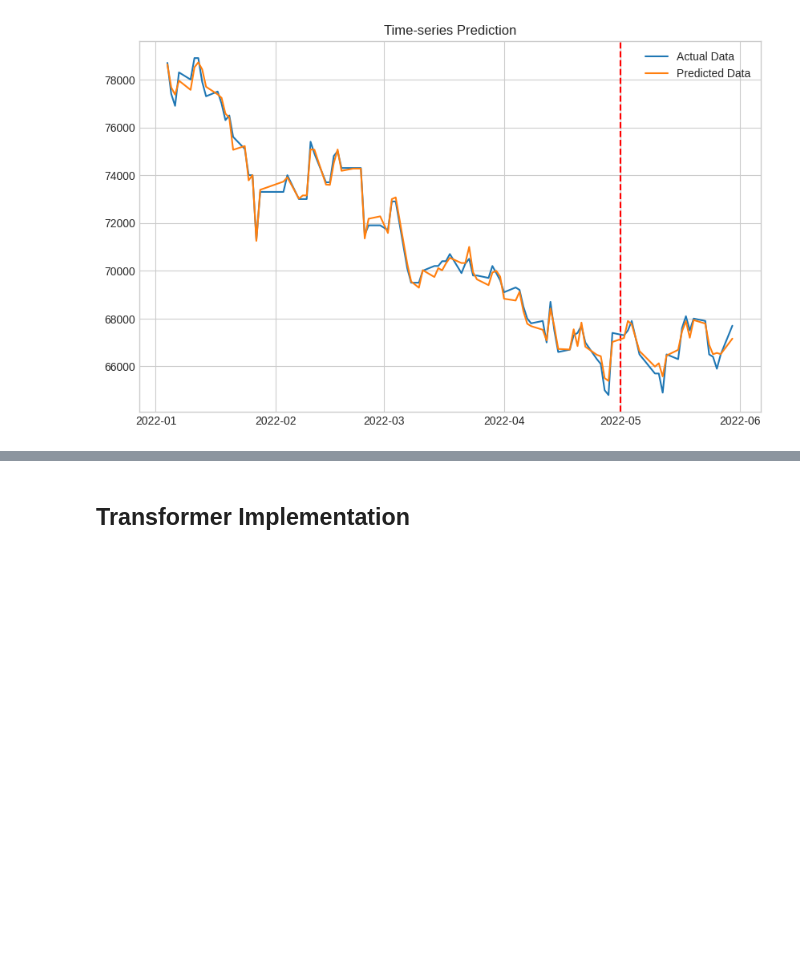
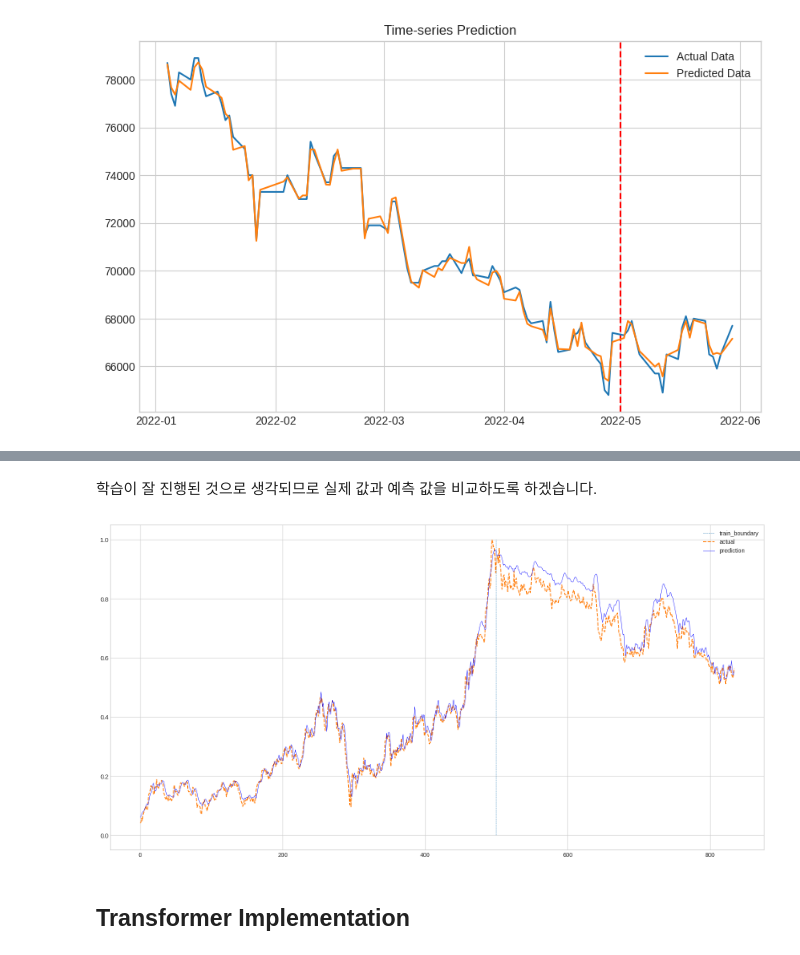
Before and after one commit to tnwls6865/Creative_Masters, a Jupyter notebook: week8.ipynb, the cells around one changed output, grey strips where cells are left out. Cells and saved outputs as stored; diff of their text form; code cells hidden in the pictures; blank space fills up the shorter version.

```diff
--- a/week8.ipynb
+++ b/week8.ipynb
@@ -605,0 +715,24 @@ plt.show()
+# %%
+criterion = nn.MSELoss()
+num_epochs = 301
+optimizer = torch.optim.Adam(model.parameters(), lr=1e-3)
+# %%
+loss_graph = []
+n = len(train_loader)
+
+for epoch in range(num_epochs):
+  running_loss = 0
+
+  for data in train_loader:
+    seq, target = data
+    out = model(seq)
+    loss = criterion(out, target)
+
+    optimizer.zero_grad()
+    loss.backward()
+    optimizer.step()
+    running_loss += loss.item()
+
+  loss_graph.append(running_loss/n)
+  if epoch % 100==0:
+    print('[epoch : %d] loss: %.4f' %(epoch, running_loss/n))
@@ -606,3 +744,25 @@ plt.show()
+# %% [markdown]
+학습이 잘 진행된 것으로 생각되므로 실제 값과 예측 값을 비교하도록 하겠습니다.
+# %%
+concatdata = torch.utils.data.ConcatDataset([train, test])
+data_loader = torch.utils.data.DataLoader(dataset = concatdata, batch_size = 100)
+
+with torch.no_grad():
+  pred = list()
+  model.eval()
+  for data in data_loader:
+    seq, target = data
+    out = model(seq)
+    pred += out.cpu().tolist()
+# %%
+plt.figure(figsize = (20,10))
+plt.plot(np.ones(100)*len(train), np.linspace(0,1,100), '--', linewidth=0.6)
+plt.plot(df['Close'][sequence_length:].values,'--')
+plt.plot(pred, 'b', linewidth = 0.6)
+plt.legend(['train_boundary','actual','prediction'])
+plt.show()
+# %% [output]
+[figure, added]
 # %% [markdown]
 ## Transformer Implementation
 # %%
```
Also changed, not shown: parts of 15 cells of this notebook.
